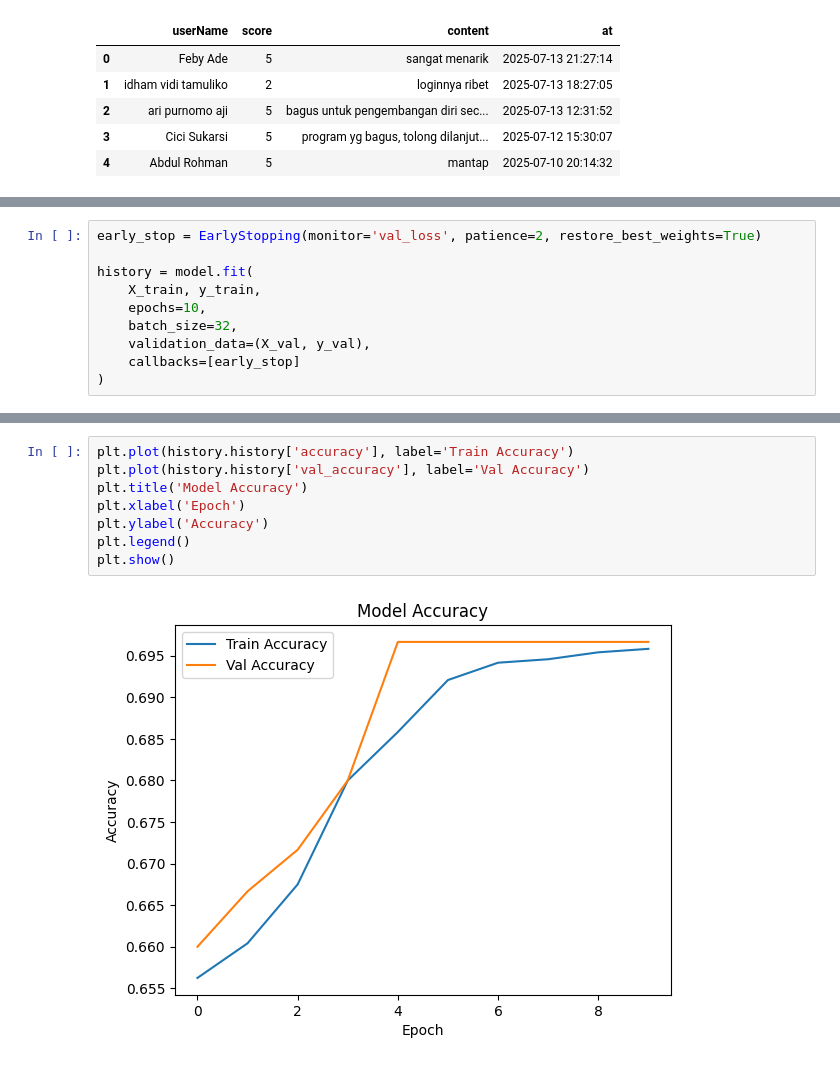
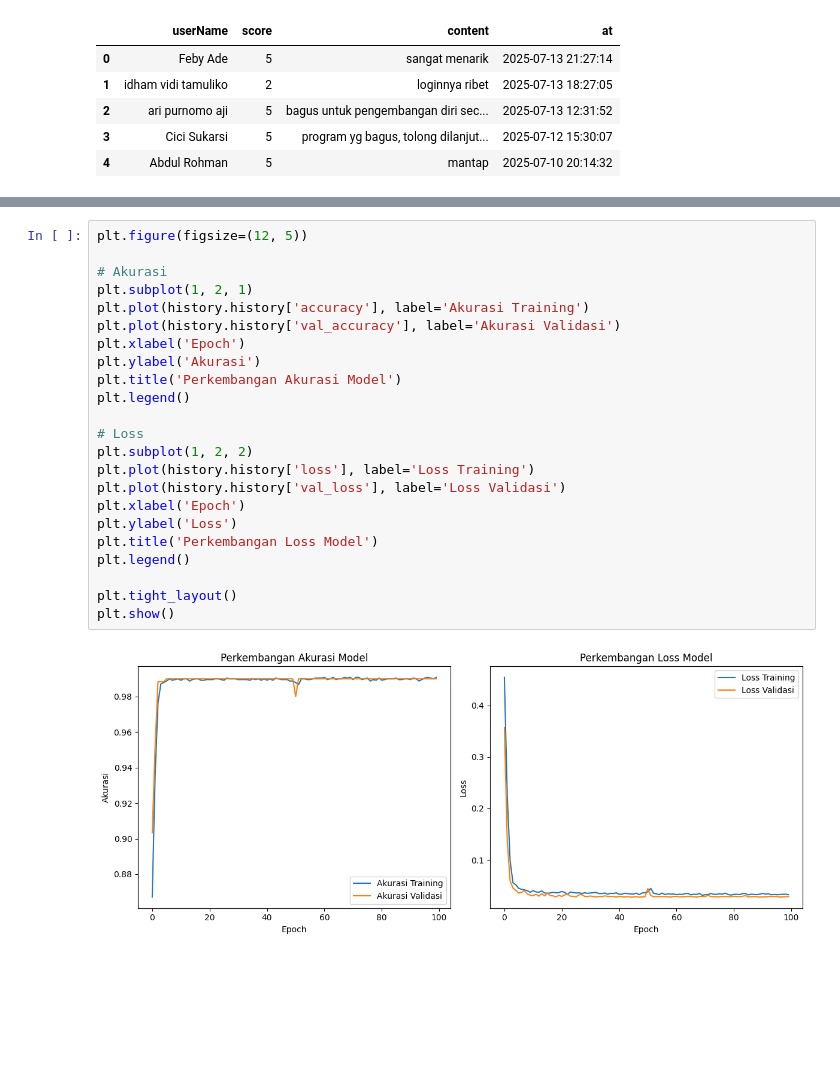
Before and after one commit to MuhamadDaffaNashrullah/UASV2-IPYNB-, a Jupyter notebook: komentar.ipynb, the cells around one changed output, grey strips where cells are left out. Cells and saved outputs as stored; diff of their text form; blank space fills up the shorter version.

```diff
--- a/komentar.ipynb
+++ b/komentar.ipynb
@@ -272,10 +234,0 @@ Model: "sequential_2"
-# %%
-early_stop = EarlyStopping(monitor='val_loss', patience=2, restore_best_weights=True)
-
-history = model.fit(
-    X_train, y_train,
-    epochs=10,
-    batch_size=32,
-    validation_data=(X_val, y_val),
-    callbacks=[early_stop]
-)
@@ -330,10 +235,25 @@ plt.show()
-# %%
-plt.plot(history.history['accuracy'], label='Train Accuracy')
-plt.plot(history.history['val_accuracy'], label='Val Accuracy')
-plt.title('Model Accuracy')
-plt.xlabel('Epoch')
-plt.ylabel('Accuracy')
-plt.legend()
-plt.show()
-# %% [output]
-[figure, removed]
+# %%
+plt.figure(figsize=(12, 5))
+
+# Akurasi
+plt.subplot(1, 2, 1)
+plt.plot(history.history['accuracy'], label='Akurasi Training')
+plt.plot(history.history['val_accuracy'], label='Akurasi Validasi')
+plt.xlabel('Epoch')
+plt.ylabel('Akurasi')
+plt.title('Perkembangan Akurasi Model')
+plt.legend()
+
+# Loss
+plt.subplot(1, 2, 2)
+plt.plot(history.history['loss'], label='Loss Training')
+plt.plot(history.history['val_loss'], label='Loss Validasi')
+plt.xlabel('Epoch')
+plt.ylabel('Loss')
+plt.title('Perkembangan Loss Model')
+plt.legend()
+
+plt.tight_layout()
+plt.show()
+# %% [output]
+[figure, added]
```
Also changed, not shown: parts of 26 cells of this notebook, 7 other files.
